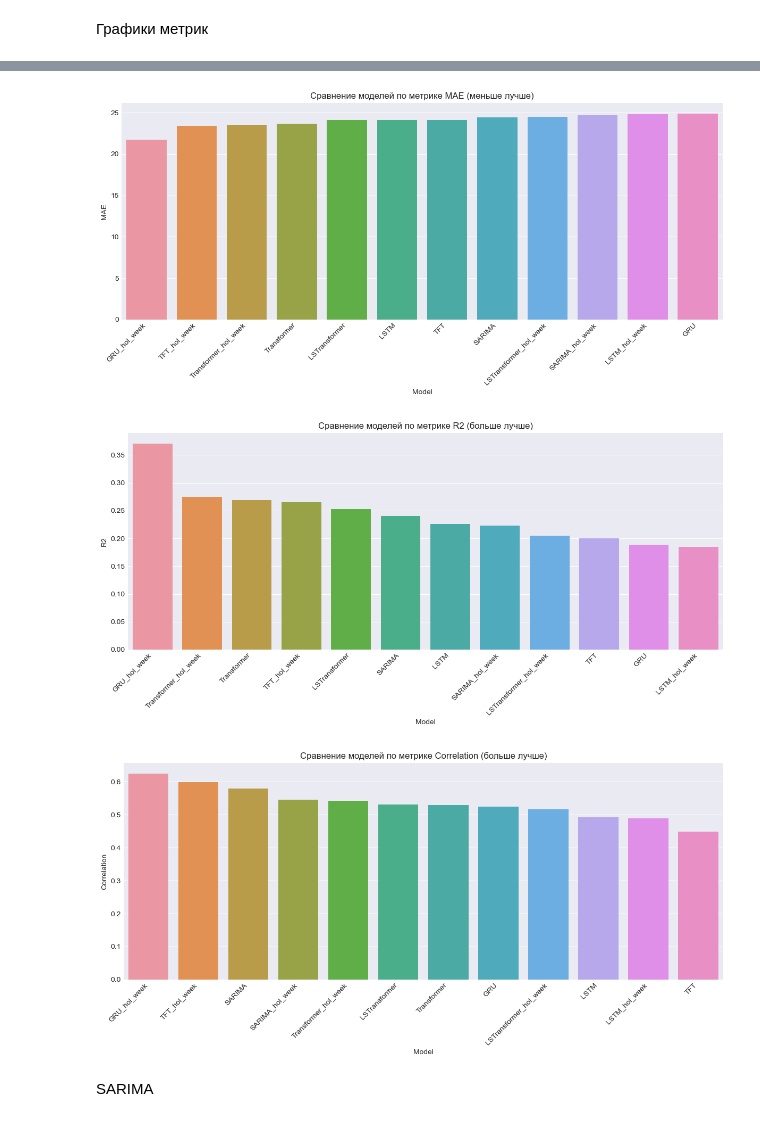
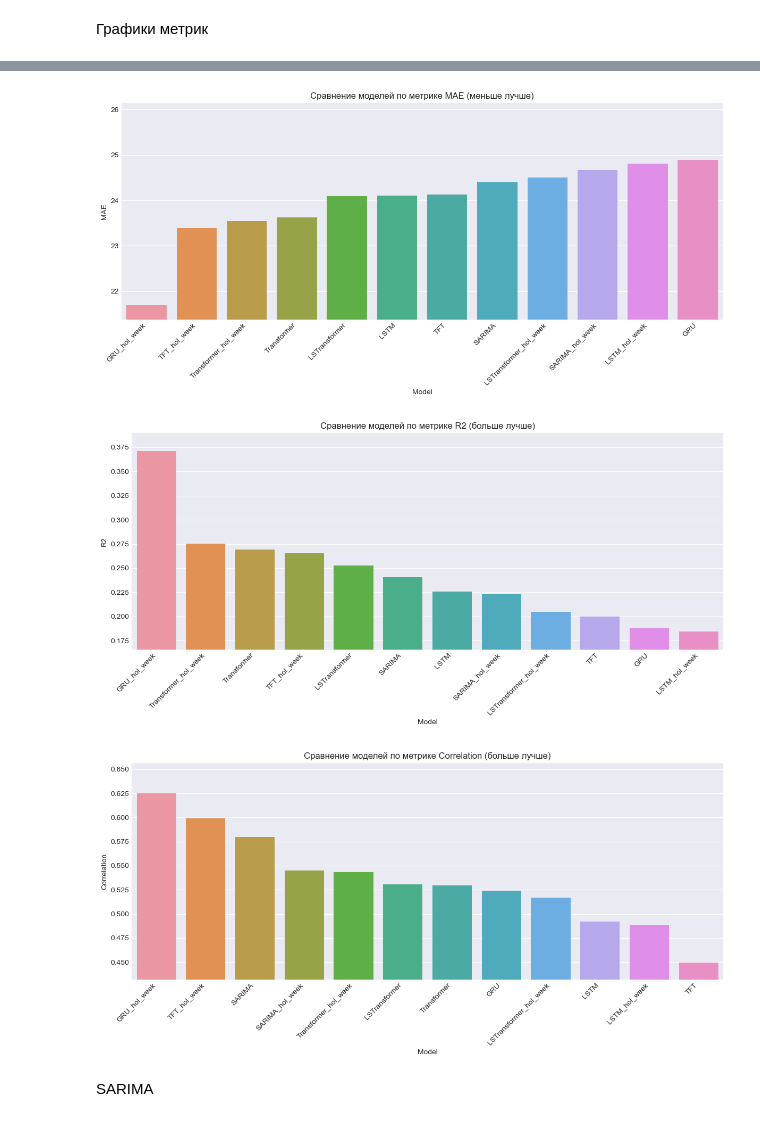
Before and after one commit to kiviyi/VKR, a Jupyter notebook: collecting_results.ipynb, the cells around one changed output, grey strips where cells are left out. Saved outputs shown, nothing was run; the diff lists cells and outputs as text; code cells hidden in the pictures.

```diff
--- a/collecting_results.ipynb
+++ b/collecting_results.ipynb
@@ -5,6 +6,20 @@ import matplotlib.dates as mdates
 import seaborn as sns
 plt.style.use('seaborn-v0_8-darkgrid')
 sns.set_palette("husl")
+# %%
+def calculate_mape(y_true, y_pred):
+    y_true = np.array(y_true)
+    y_pred = np.array(y_pred)
+    mask = y_true != 0
+    return np.mean(np.abs((y_true[mask] - y_pred[mask]) / y_true[mask])) * 100
+
+def calculate_smape(y_true, y_pred):
+    y_true = np.array(y_true)
+    y_pred = np.array(y_pred)
+    denominator = (np.abs(y_true) + np.abs(y_pred)) / 2
+    nonzero_mask = denominator != 0
+    smape = np.mean(np.abs(y_pred[nonzero_mask] - y_true[nonzero_mask]) / denominator[nonzero_mask]) * 100
+    return smape
 # %%
 df_daily = pd.read_csv("daily_accidents.csv")
 df_sarima = pd.read_csv("SARIMA.csv")
@@ -105,0 +181,15 @@ LSTransformer_hol_week_Correlation = 0.5167
+# %%
+plt.figure(figsize=(12, 6))
+sorted_smape = dict(sorted(smape_values.items(), key=lambda x: x[1]))
+print(sorted_smape)
+for i in sorted_smape:
+    print(i, sorted_smape[i])
+sns.barplot(x=list(sorted_smape.keys()), y=list(sorted_smape.values()))
+plt.title('Сравнение моделей по метрике SMAPE (меньше лучше)', fontsize=14)
+plt.ylabel('SMAPE (%)')
+plt.xticks(rotation=45, ha='right')
+min_val = min(sorted_smape.values())
+offset = (max(sorted_smape.values()) - min_val) * 0.1
+plt.ylim(bottom=min_val - offset)
+plt.tight_layout()
+plt.show()
@@ -135,6 +240,7 @@ data = {
 }
 
 metrics = ['RMSE', 'MAE', 'R2', 'Correlation']
+df_metrics = pd.DataFrame(data)
 
 for metric in metrics:
     plt.figure(figsize=(12, 6))
@@ -145,6 +251,9 @@ for metric in metrics:
     sns.barplot(data=sorted_df, x="Model", y=metric)
     plt.title(f'Сравнение моделей по метрике {metric} ({"меньше лучше" if ascending else "больше лучше"})')
     plt.xticks(rotation=45, ha='right')
+    min_val = sorted_df[metric].min()
+    offset = (sorted_df[metric].max() - min_val) * 0.1
+    plt.ylim(bottom=min_val - offset)
     plt.tight_layout()
     plt.show()
 # %% [output]
@@ -152,6 +261,6 @@ for metric in metrics:
-[figure, old version]
+[figure, new version]
-[figure, old version]
+[figure, new version]
-[figure, old version]
+[figure, new version]
 # %%
 def plot_model(title, pred_series, dates, actual_series, label_pred):
     plt.figure(figsize=(14, 6))
```
Also changed, not shown: parts of 7 cells of this notebook.
